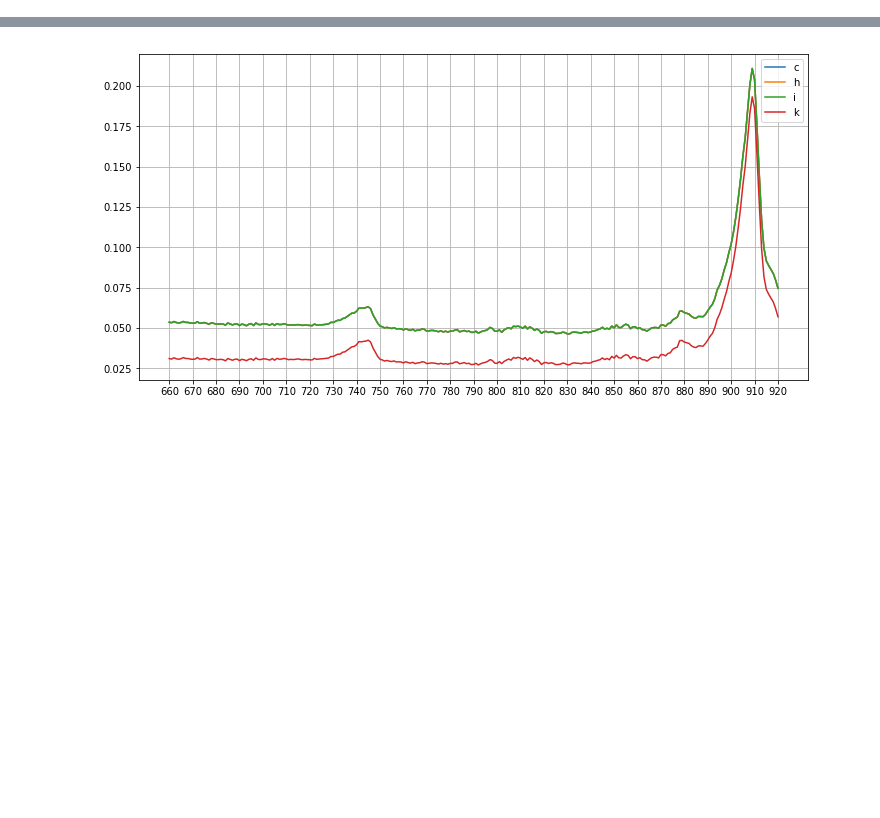
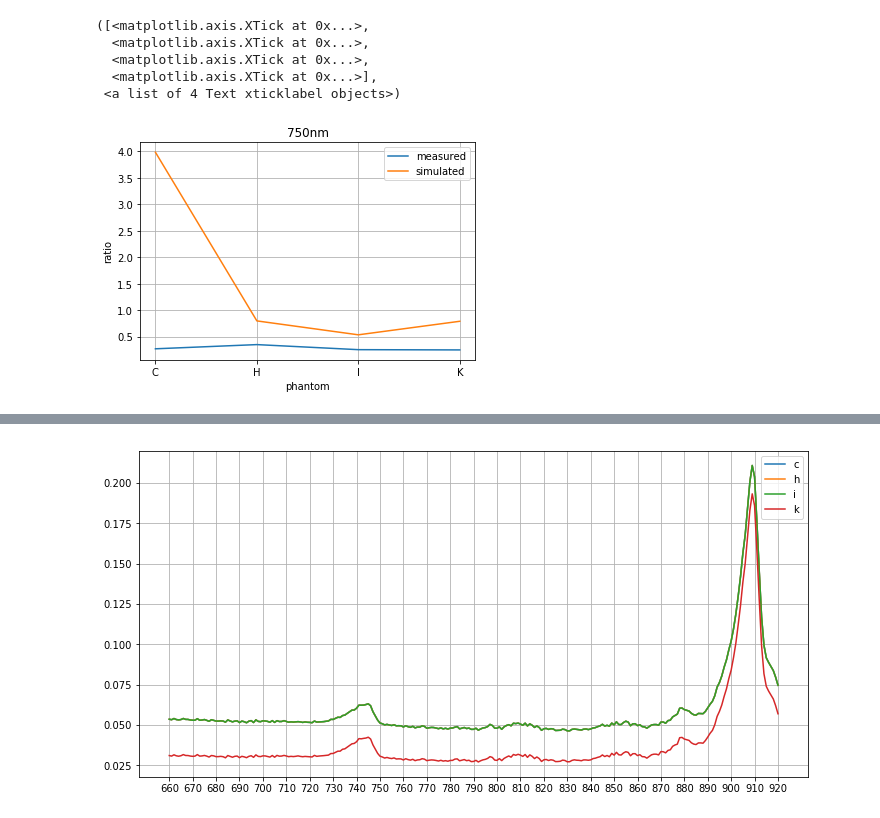
Before and after one commit to ToastCheng/ijv, a Jupyter notebook: n_plot_phantom.ipynb, the cells around one changed output, grey strips where cells are left out. Drawn from its saved outputs; the diff is of its cells as text; code cells hidden in the pictures; blank space fills up the shorter version.

```diff
--- a/n_plot_phantom.ipynb
+++ b/n_plot_phantom.ipynb
@@ -3,3 +3,7 @@ import pandas as pd
 import matplotlib.pyplot as plt
 
 %matplotlib inline
+# %%
+df = pd.read_csv("data/processed/20190510/IJV/phantom/20190510.csv")
+df = df[["wavelength"]+list("chik")]
+df.head()
@@ -5,0 +17,3 @@ import matplotlib.pyplot as plt
+# %%
+measured750 = (df[df["wavelength"]==750].iloc[:, 1:].values - df[df["wavelength"]==740].iloc[:, 1:].values)/\
+df[df["wavelength"]==740].iloc[:, 1:].values
@@ -8 +25,4 @@ df = pd.read_csv("CHIKEN/20190509_sim_chik.csv")
 wl = [i for i in range(660, 921, 10)]
+# %%
+sim750 = (df[df["wl"]==750].iloc[:, 1:].values - df[df["wl"]==740].iloc[:, 1:].values)/\
+df[df["wl"]==740].iloc[:, 1:].values
@@ -8,0 +35,16 @@ wl = [i for i in range(660, 921, 10)]
+# %%
+plt.plot(measured750[0], label="measured")
+plt.plot(sim750[0], label="simulated")
+plt.legend()
+plt.grid()
+plt.title("750nm")
+plt.xlabel("phantom")
+plt.ylabel("ratio")
+plt.xticks([i for i in range(4)], list("CHIK"))
+# %% [output]
+([<matplotlib.axis.XTick at 0x...>,
+  <matplotlib.axis.XTick at 0x...>,
+  <matplotlib.axis.XTick at 0x...>,
+  <matplotlib.axis.XTick at 0x...>],
+ <a list of 4 Text xticklabel objects>)
+[figure, added]
```
Also changed, not shown: parts of 8 cells of this notebook, 1 other file.
